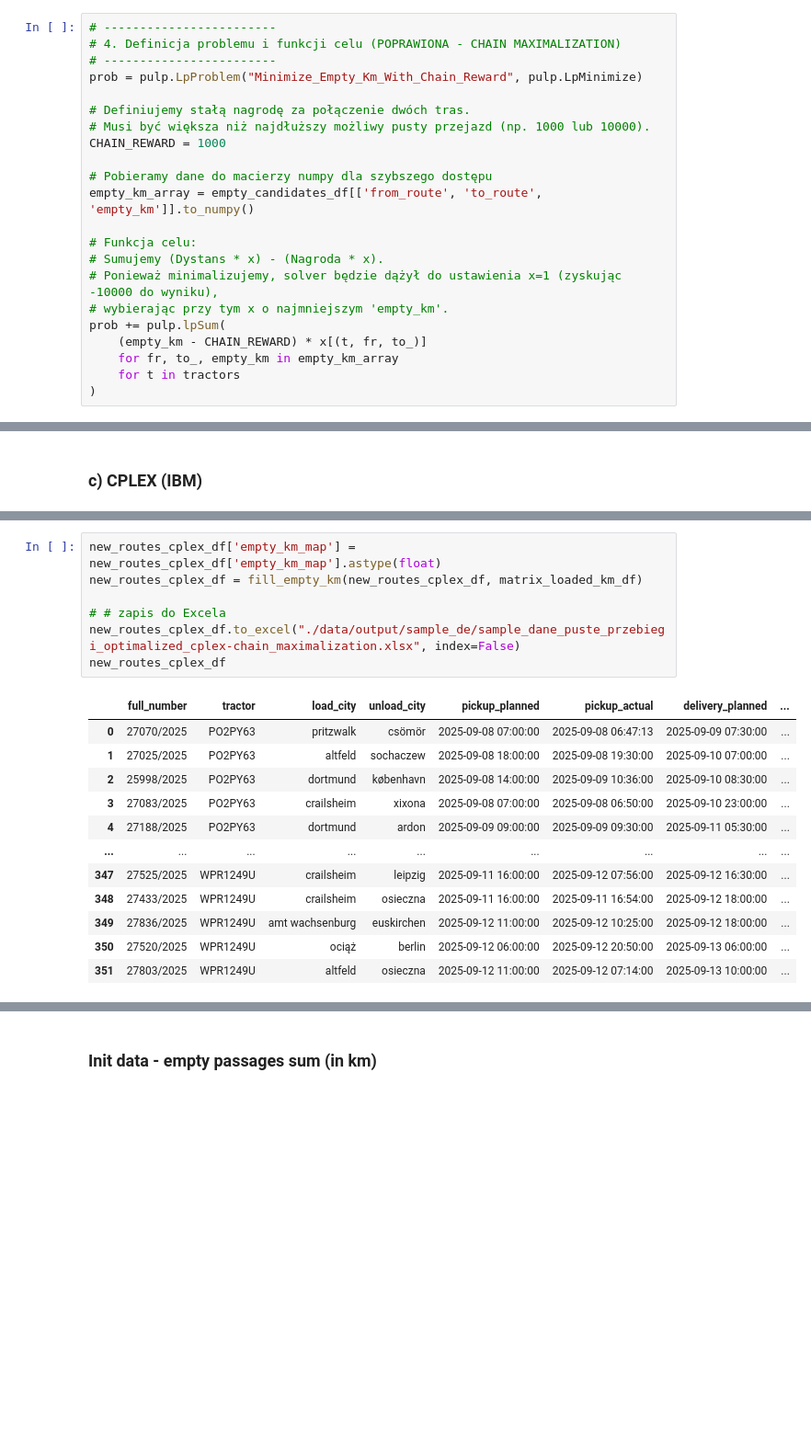
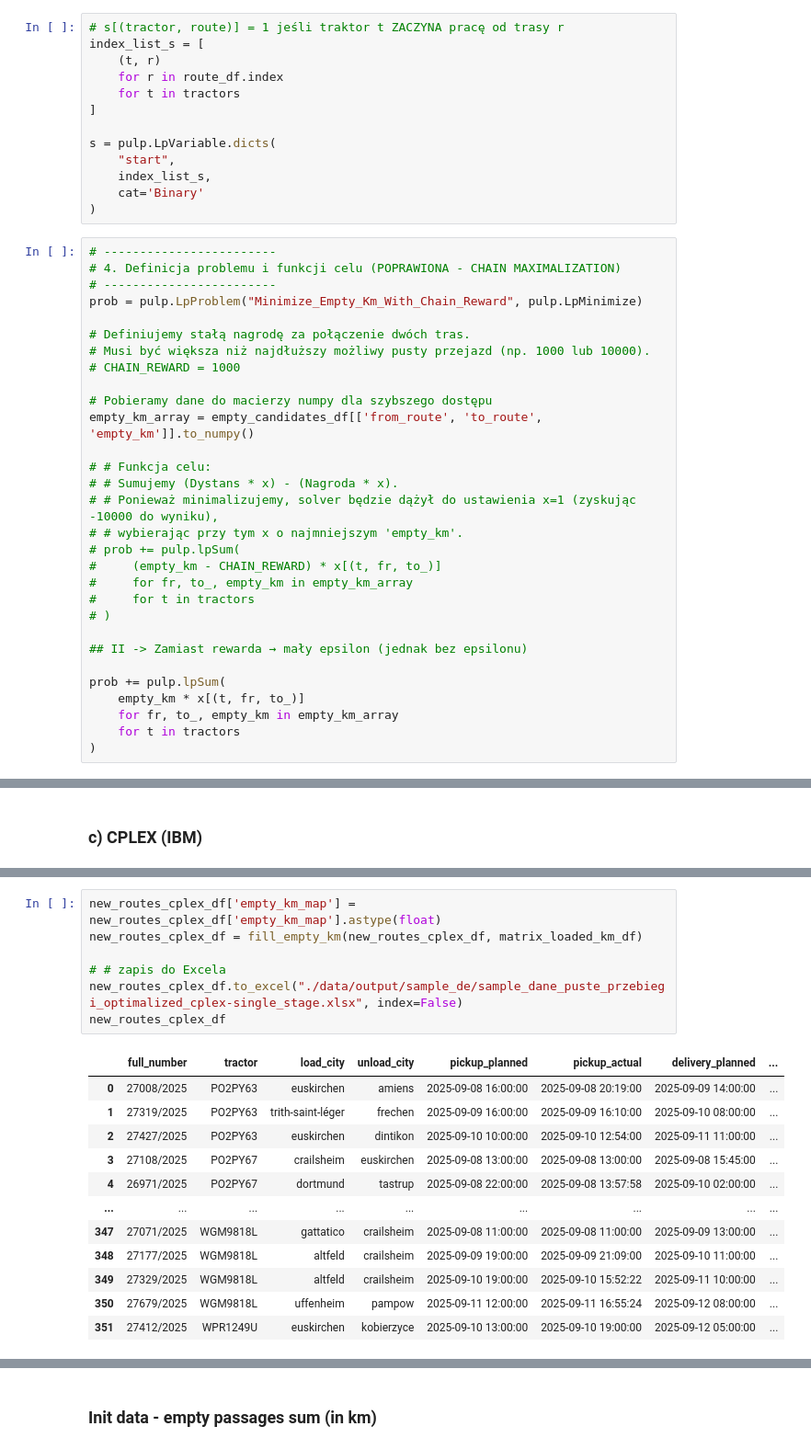
Before and after one commit to kabix09/empty-passage-optimalization, a Jupyter notebook: 4. sampling_solver_optimalization_cplex.ipynb, the cells around one changed output, grey strips where cells are left out. Shown at 92% size. Cells and saved outputs as stored; diff of their text form; blank space fills up the shorter version.

Commit message:
II Single stage model version

```diff
--- a/4. sampling_solver_optimalization_cplex.ipynb
+++ b/4. sampling_solver_optimalization_cplex.ipynb
@@ -261,6 +261,19 @@ y = pulp.LpVariable.dicts(
 # M
 # %% [output]
 105.0
+# %%
+# s[(tractor, route)] = 1 jeśli traktor t ZACZYNA pracę od trasy r
+index_list_s = [
+    (t, r)
+    for r in route_df.index
+    for t in tractors
+]
+
+s = pulp.LpVariable.dicts(
+    "start",
+    index_list_s,
+    cat='Binary'
+)
 # %%
 # ------------------------
 # 4. Definicja problemu i funkcji celu (POPRAWIONA - CHAIN MAXIMALIZATION)
@@ -269,17 +282,25 @@ prob = pulp.LpProblem("Minimize_Empty_Km_With_Chain_Reward", pulp.LpMinimize)
 
 # Definiujemy stałą nagrodę za połączenie dwóch tras.
 # Musi być większa niż najdłuższy możliwy pusty przejazd (np. 1000 lub 10000).
-CHAIN_REWARD = 1000
+# CHAIN_REWARD = 1000
 
 # Pobieramy dane do macierzy numpy dla szybszego dostępu
 empty_km_array = empty_candidates_df[['from_route', 'to_route', 'empty_km']].to_numpy()
 
-# Funkcja celu:
-# Sumujemy (Dystans * x) - (Nagroda * x).
-# Ponieważ minimalizujemy, solver będzie dążył do ustawienia x=1 (zyskując -10000 do wyniku),
-# wybierając przy tym x o najmniejszym 'empty_km'.
+# # Funkcja celu:
+# # Sumujemy (Dystans * x) - (Nagroda * x).
+# # Ponieważ minimalizujemy, solver będzie dążył do ustawienia x=1 (zyskując -10000 do wyniku),
+# # wybierając przy tym x o najmniejszym 'empty_km'.
+# prob += pulp.lpSum(
+#     (empty_km - CHAIN_REWARD) * x[(t, fr, to_)]
+#     for fr, to_, empty_km in empty_km_array
+#     for t in tractors
+# )
+
+## II -> Zamiast rewarda → mały epsilon (jednak bez epsilonu)
+
 prob += pulp.lpSum(
-    (empty_km - CHAIN_REWARD) * x[(t, fr, to_)]
+    empty_km * x[(t, fr, to_)]
     for fr, to_, empty_km in empty_km_array
     for t in tractors
 )
@@ -594,23 +626,23 @@ Tractor WPR1249U: pełna trasa altfeld -> osieczna od 2025-09-12 11:00:00 do 202
 # %%
 new_routes_cplex_df['empty_km_map'] = new_routes_cplex_df['empty_km_map'].astype(float)
 new_routes_cplex_df = fill_empty_km(new_routes_cplex_df, matrix_loaded_km_df)
 
 # # zapis do Excela
-new_routes_cplex_df.to_excel("./data/output/sample_de/sample_dane_puste_przebiegi_optimalized_cplex-chain_maximalization.xlsx", index=False)
+new_routes_cplex_df.to_excel("./data/output/sample_de/sample_dane_puste_przebiegi_optimalized_cplex-single_stage.xlsx", index=False)
 new_routes_cplex_df
 # %% [output]
 |  | full_number | tractor | load_city | unload_city | pickup_planned | pickup_actual | delivery_planned | ... |
-| 0 | 27070/2025 | PO2PY63 | pritzwalk | csömör | 2025-09-08 07:00:00 | 2025-09-08 06:47:13 | 2025-09-09 07:30:00 | ... |
-| 1 | 27025/2025 | PO2PY63 | altfeld | sochaczew | 2025-09-08 18:00:00 | 2025-09-08 19:30:00 | 2025-09-10 07:00:00 | ... |
-| 2 | 25998/2025 | PO2PY63 | dortmund | københavn | 2025-09-08 14:00:00 | 2025-09-09 10:36:00 | 2025-09-10 08:30:00 | ... |
-| 3 | 27083/2025 | PO2PY63 | crailsheim | xixona | 2025-09-08 07:00:00 | 2025-09-08 06:50:00 | 2025-09-10 23:00:00 | ... |
-| 4 | 27188/2025 | PO2PY63 | dortmund | ardon | 2025-09-09 09:00:00 | 2025-09-09 09:30:00 | 2025-09-11 05:30:00 | ... |
+| 0 | 27008/2025 | PO2PY63 | euskirchen | amiens | 2025-09-08 16:00:00 | 2025-09-08 20:19:00 | 2025-09-09 14:00:00 | ... |
+| 1 | 27319/2025 | PO2PY63 | trith-saint-léger | frechen | 2025-09-09 16:00:00 | 2025-09-09 16:10:00 | 2025-09-10 08:00:00 | ... |
+| 2 | 27427/2025 | PO2PY63 | euskirchen | dintikon | 2025-09-10 10:00:00 | 2025-09-10 12:54:00 | 2025-09-11 11:00:00 | ... |
+| 3 | 27108/2025 | PO2PY67 | crailsheim | euskirchen | 2025-09-08 13:00:00 | 2025-09-08 13:00:00 | 2025-09-08 15:45:00 | ... |
+| 4 | 26971/2025 | PO2PY67 | dortmund | tastrup | 2025-09-08 22:00:00 | 2025-09-08 13:57:58 | 2025-09-10 02:00:00 | ... |
 | ... | ... | ... | ... | ... | ... | ... | ... | ... |
-| 347 | 27525/2025 | WPR1249U | crailsheim | leipzig | 2025-09-11 16:00:00 | 2025-09-12 07:56:00 | 2025-09-12 16:30:00 | ... |
-| 348 | 27433/2025 | WPR1249U | crailsheim | osieczna | 2025-09-11 16:00:00 | 2025-09-11 16:54:00 | 2025-09-12 18:00:00 | ... |
-| 349 | 27836/2025 | WPR1249U | amt wachsenburg | euskirchen | 2025-09-12 11:00:00 | 2025-09-12 10:25:00 | 2025-09-12 18:00:00 | ... |
-| 350 | 27520/2025 | WPR1249U | ociąż | berlin | 2025-09-12 06:00:00 | 2025-09-12 20:50:00 | 2025-09-13 06:00:00 | ... |
-| 351 | 27803/2025 | WPR1249U | altfeld | osieczna | 2025-09-12 11:00:00 | 2025-09-12 07:14:00 | 2025-09-13 10:00:00 | ... |
+| 347 | 27071/2025 | WGM9818L | gattatico | crailsheim | 2025-09-08 11:00:00 | 2025-09-08 11:00:00 | 2025-09-09 13:00:00 | ... |
+| 348 | 27177/2025 | WGM9818L | altfeld | crailsheim | 2025-09-09 19:00:00 | 2025-09-09 21:09:00 | 2025-09-10 11:00:00 | ... |
+| 349 | 27329/2025 | WGM9818L | altfeld | crailsheim | 2025-09-10 19:00:00 | 2025-09-10 15:52:22 | 2025-09-11 10:00:00 | ... |
+| 350 | 27679/2025 | WGM9818L | uffenheim | pampow | 2025-09-11 12:00:00 | 2025-09-11 16:55:24 | 2025-09-12 08:00:00 | ... |
+| 351 | 27412/2025 | WPR1249U | euskirchen | kobierzyce | 2025-09-10 13:00:00 | 2025-09-10 19:00:00 | 2025-09-12 05:00:00 | ... |
 352 rows × 10 columns
 # %%
 # Suma empty_km_map w new_routes_df
```
Also changed, not shown: parts of 7 cells of this notebook, 2 other files.
